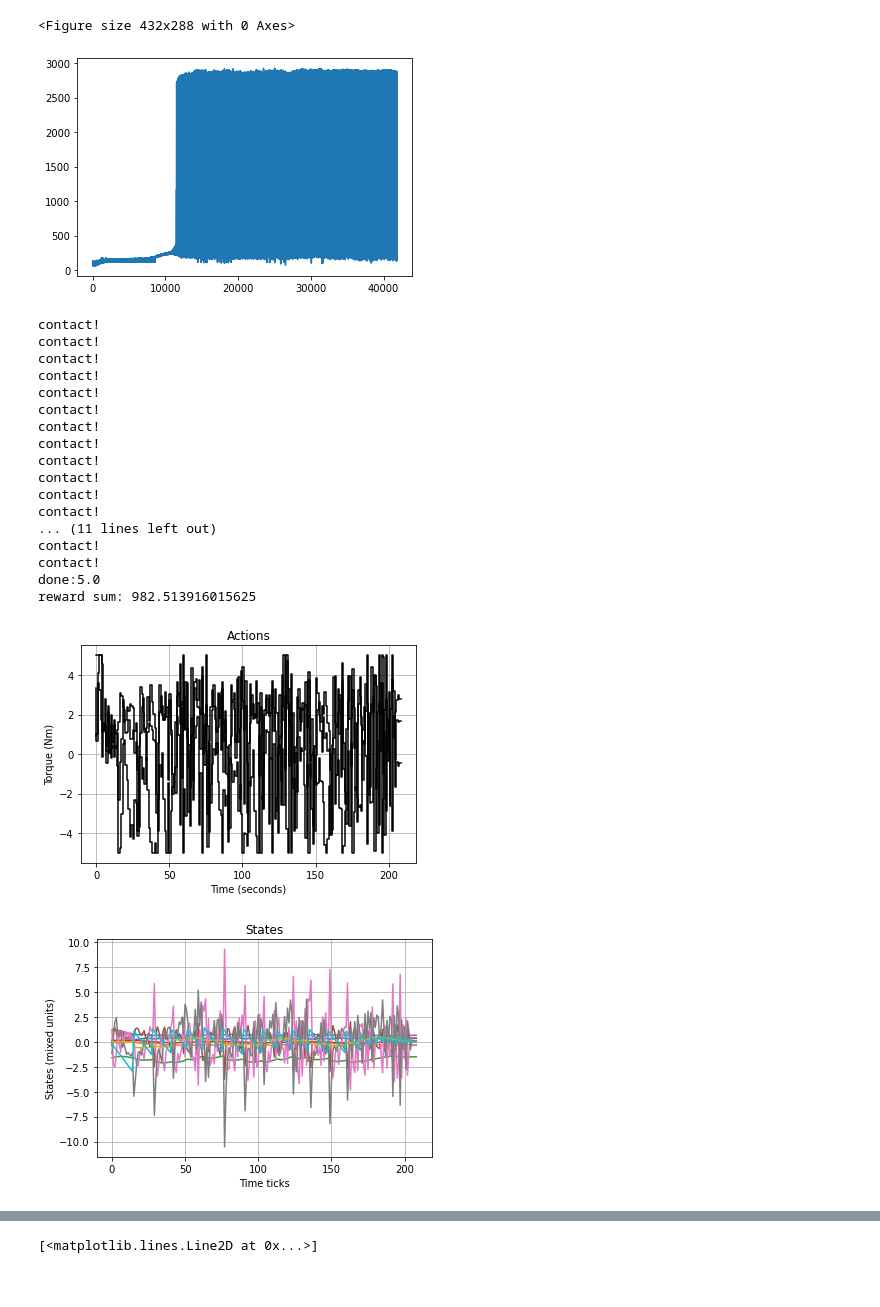
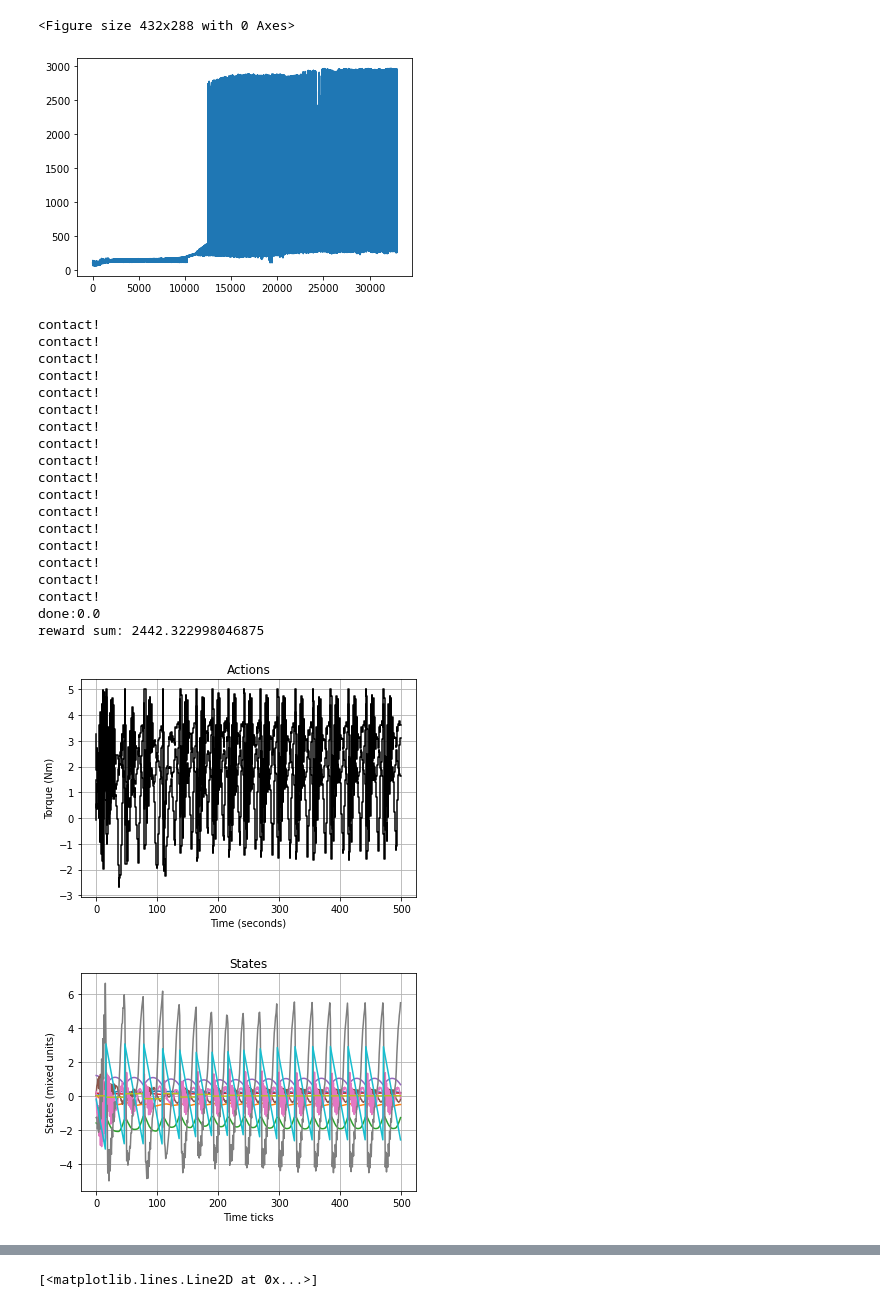
Before and after one commit to sgillen/bball, a Jupyter notebook: python/analysis.ipynb, the cells around one changed output, grey strips where cells are left out. Drawn from its saved outputs; the diff is of its cells as text; code cells hidden in the pictures.

```diff
--- a/python/analysis.ipynb
+++ b/python/analysis.ipynb
@@ -20,7 +20,7 @@ from stable_baselines.results_plotter import load_results
 
 import pybullet as p
 
-def do_rollout_stable(init_point=None, render=False, video=False):
+def do_rollout_stable(init_point=None, render=False, video=False, env_steps=500):
     #env = gym.make(env_name)
     env = gym.make(env_name, **env_config)
     #env = BBall3Env(**env_config)
@@ -42,7 +42,7 @@ def do_rollout_stable(init_point=None, render=False, video=False):
     done = False
     cur_step = 0
 
-    while not done:
+    while cur_step < env_steps:
         acts = model.predict(obs, deterministic=True)[0]
         obs, rew, done, out = env.step(acts)
 
@@ -156,14 +156,14 @@ Loading a model without an environment, this model cannot be trained until it ha
 <Figure size 432x288 with 0 Axes>
 <Figure size 432x288 with 0 Axes>
 # %%
-trial_num = 0
+trial_num = 1
 
 model = model_list[trial_num]
 df = df_list[trial_num]
 
 plt.plot(df['r']); plt.show()
 
-obs_hist, act_hist, rew_hist = do_rollout_stable(render=False)
+obs_hist, act_hist, rew_hist = do_rollout_stable(env_steps=500)
 
 
 print(f"reward sum: {sum(rew_hist)}")
@@ -172,36 +172,38 @@ plt.step([i for i in range(act_hist.shape[0])], act_hist, 'k')
 plt.title('Actions')
 plt.xlabel('Time (seconds)')
 plt.ylabel('Torque (Nm)')
 plt.grid()
 #plt.savefig(script_path + '../figs/act_hist.png')
 plt.show(); plt.figure()
 
 plt.plot(obs_hist)
 
 plt.title('States')
 plt.xlabel('Time ticks')
 plt.ylabel('States (mixed units)')
 plt.grid()
 #plt.savefig(script_path + '../figs/obs_hist.png')
 plt.show()
 # %% [output]
-[figure, old version]
+[figure, new version]
 contact!
 contact!
 contact!
 contact!
 contact!
 contact!
 contact!
 contact!
 contact!
 contact!
 contact!
 contact!
-... (11 lines left out)
 contact!
 contact!
-done:5.0
-reward sum: 982.513916015625
+contact!
+contact!
+contact!
+done:0.0
+reward sum: 2442.322998046875
-[figure, old version]
+[figure, new version]
-[figure, old version]
+[figure, new version]
```
Also changed, not shown: parts of 2 cells of this notebook, 2 other files.
